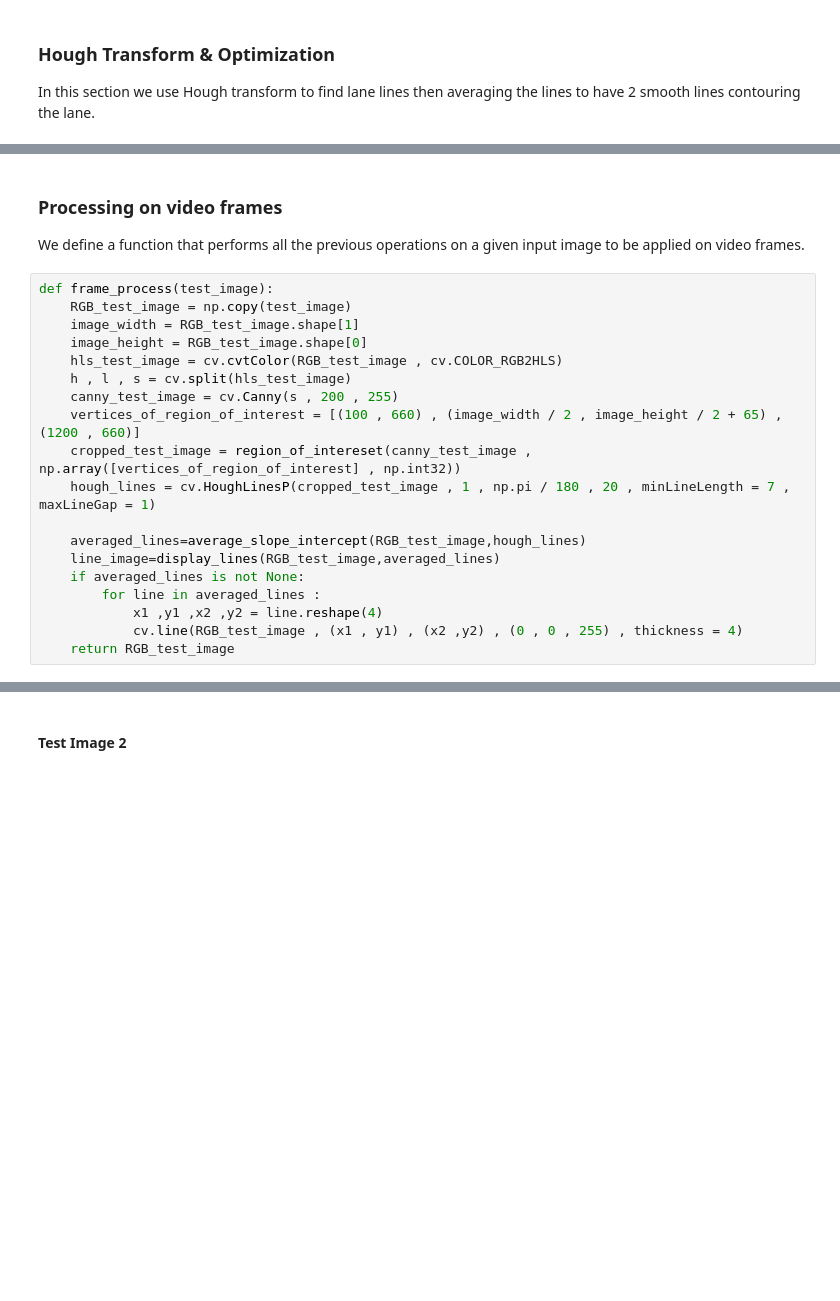
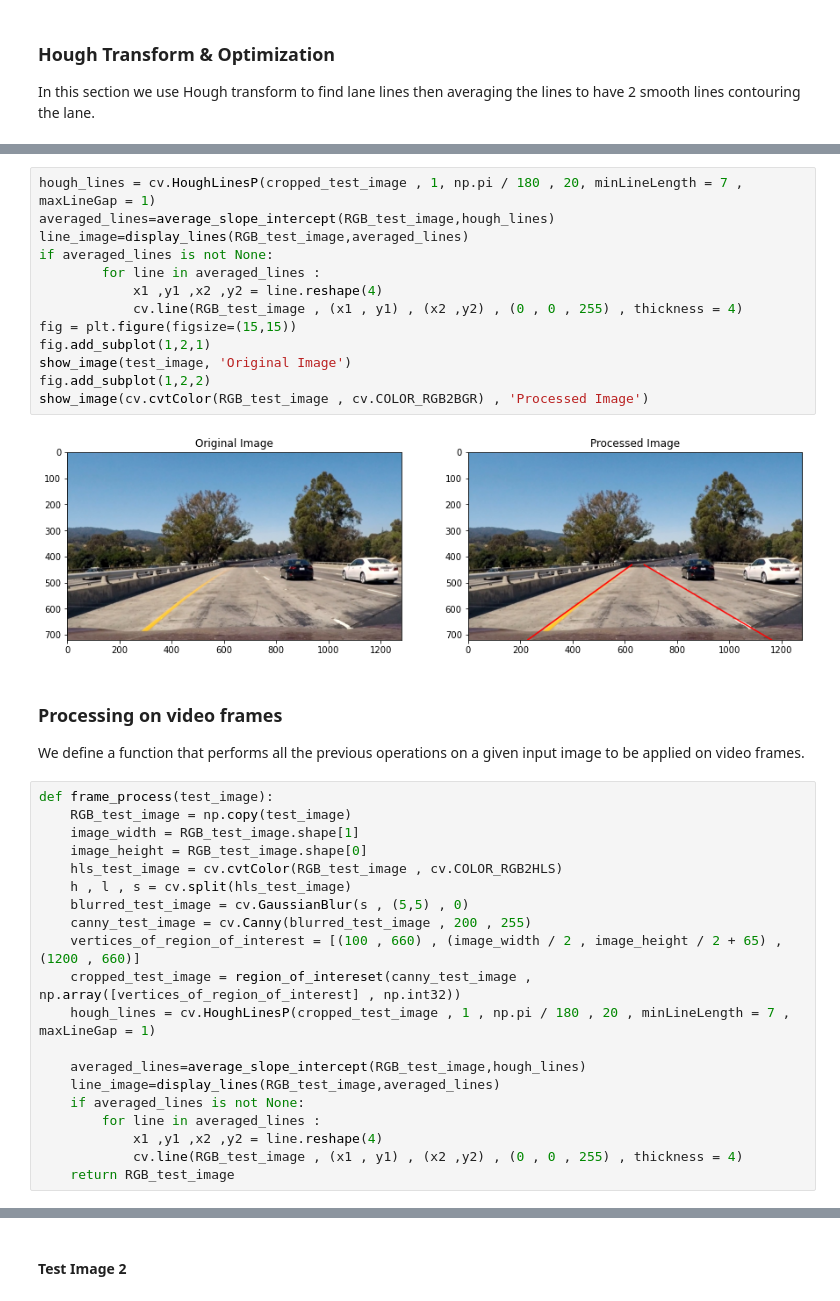
Before and after one commit to mahmodKhaled/Simple-Perception-Stack-for-Self-Driving-Cars, a Jupyter notebook: test_image_detection.ipynb, the cells around one changed output, grey strips where cells are left out. Cells and saved outputs as stored; diff of their text form; blank space fills up the shorter version.

```diff
--- a/test_image_detection.ipynb
+++ b/test_image_detection.ipynb
@@ -139,3 +179,18 @@ show_image(RGB_test_image)
+# %%
+hough_lines = cv.HoughLinesP(cropped_test_image , 1, np.pi / 180 , 20, minLineLength = 7 , maxLineGap = 1)
+averaged_lines=average_slope_intercept(RGB_test_image,hough_lines)
+line_image=display_lines(RGB_test_image,averaged_lines)
+if averaged_lines is not None:
+        for line in averaged_lines :
+            x1 ,y1 ,x2 ,y2 = line.reshape(4)
+            cv.line(RGB_test_image , (x1 , y1) , (x2 ,y2) , (0 , 0 , 255) , thickness = 4)
+fig = plt.figure(figsize=(15,15))
+fig.add_subplot(1,2,1)
+show_image(test_image, 'Original Image')
+fig.add_subplot(1,2,2)
+show_image(cv.cvtColor(RGB_test_image , cv.COLOR_RGB2BGR) , 'Processed Image')
+# %% [output]
+[figure, added]
 # %% [markdown]
 ### Processing on video frames
 We define a function that performs all the previous operations on a given input image to be applied on video frames.
@@ -146,7 +201,8 @@ def frame_process(test_image):
     image_height = RGB_test_image.shape[0]
     hls_test_image = cv.cvtColor(RGB_test_image , cv.COLOR_RGB2HLS)
     h , l , s = cv.split(hls_test_image)
-    canny_test_image = cv.Canny(s , 200 , 255)
+    blurred_test_image = cv.GaussianBlur(s , (5,5) , 0)
+    canny_test_image = cv.Canny(blurred_test_image , 200 , 255)
     vertices_of_region_of_interest = [(100 , 660) , (image_width / 2 , image_height / 2 + 65) , (1200 , 660)]
     cropped_test_image = region_of_intereset(canny_test_image , np.array([vertices_of_region_of_interest] , np.int32))
     hough_lines = cv.HoughLinesP(cropped_test_image , 1 , np.pi / 180 , 20 , minLineLength = 7 , maxLineGap = 1)
```
Also changed, not shown: parts of 23 cells of this notebook.
